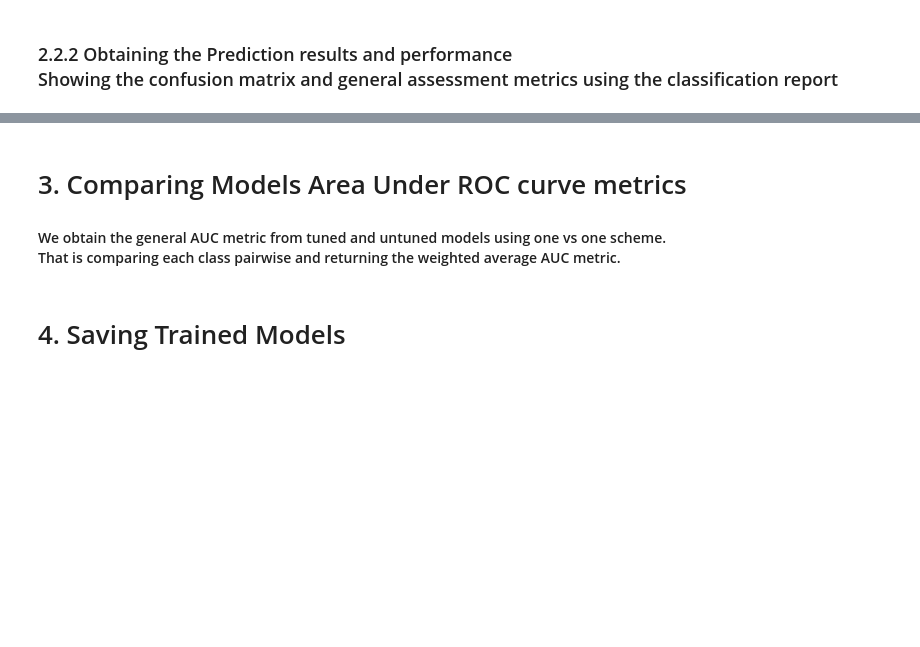
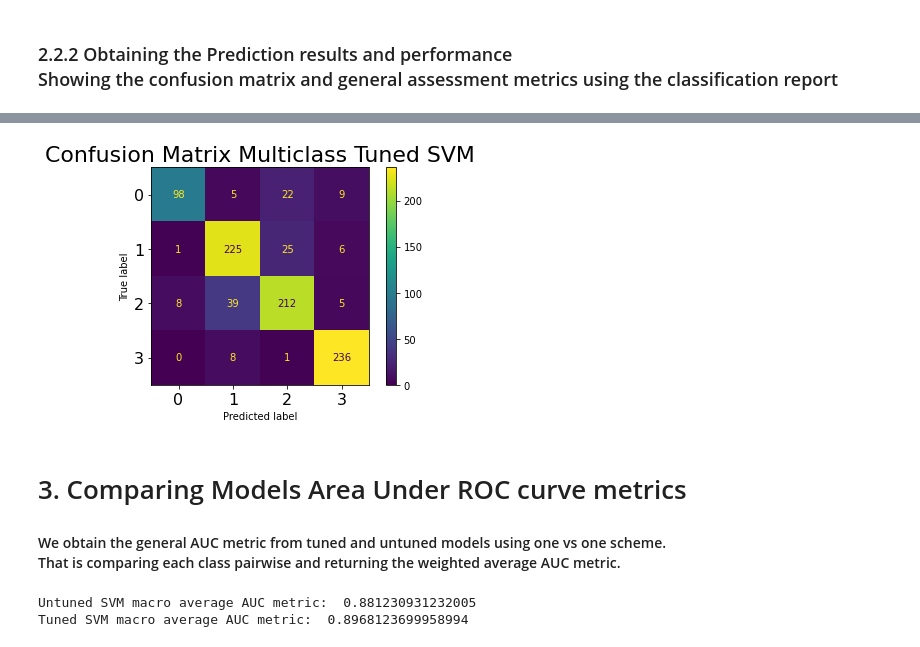
Before and after one commit to Trinity-Actual/AMLS_21-22_SN17081058, a Jupyter notebook: Multiclass-Task-SVM.ipynb, the cells around one changed output, grey strips where cells are left out. Cells and saved outputs as stored; diff of their text form; code cells hidden in the pictures; blank space fills up the shorter version.

```diff
--- a/Multiclass-Task-SVM.ipynb
+++ b/Multiclass-Task-SVM.ipynb
@@ -202,4 +216,17 @@ The confusion matrix is:
  [  0   8   1 236]]
+# %%
+cm_plot = ConfusionMatrixDisplay(confusion_matrix = confusion_matrix(yTest, multiclass_SVM_Tuned_pred))
+
+cm_plot.plot()
+#Labels for title and axis
+plt.title('Confusion Matrix Multiclass Tuned SVM', fontsize=22)
+plt.yticks(fontsize=16)
+plt.xticks(fontsize=16)
+
+#Saves plot to be used in the report
+plt.savefig('./Plots/CM_Multiclass_TunedSVM.jpg', bbox_inches='tight')
+# %% [output]
+[figure, added]
 # %% [markdown]
 # 3. Comparing Models Area Under ROC curve metrics
 #### We obtain the general AUC metric from tuned and untuned models using one vs one scheme.<br/> That is comparing each class pairwise and returning the weighted average AUC metric.
@@ -206,8 +237,8 @@ The confusion matrix is:
 # %%
-Untuned_AUC_weighted_ovo = roc_auc_score(yTest, multiclass_SVM_untuned_pred, average = 'weighted')
-print("Untuned SVM weighted average AUC metric: ", Untuned_AUC_weighted_ovo)
-
-Tuned_AUC_weighted_ovo = roc_auc_score(yTest, multiclass_SVM_Tuned_pred, average = 'weighted')
-print("Tuned SVM weighted average AUC metric: ", Tuned_AUC_weighted_ovo)
+Untuned_AUC_weighted_ovo = roc_auc_score(yTest_OneHot, multiclass_SVM_untuned_pred_OH, average = 'macro', multi_class= 'ovo')
+print("Untuned SVM macro average AUC metric: ", Untuned_AUC_weighted_ovo)
+Tuned_AUC_weighted_ovo = roc_auc_score(yTest_OneHot, multiclass_SVM_Tuned_pred_OH, average = 'macro', multi_class= 'ovo')
+print("Tuned SVM macro average AUC metric: ", Tuned_AUC_weighted_ovo)
+# %% [output]
+Untuned SVM macro average AUC metric:  0.881230931232005
+Tuned SVM macro average AUC metric:  0.8968123699958994
-# %% [markdown]
-# 4. Saving Trained Models
```
Also changed, not shown: parts of 9 cells of this notebook, 6 other files.
